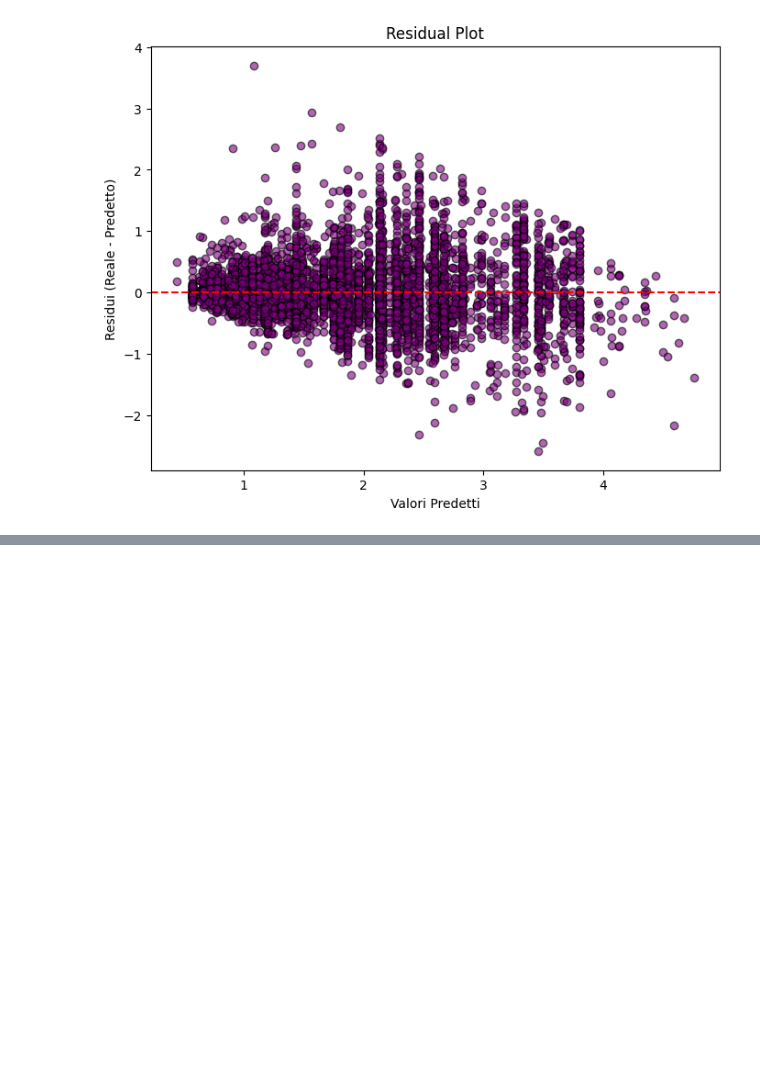
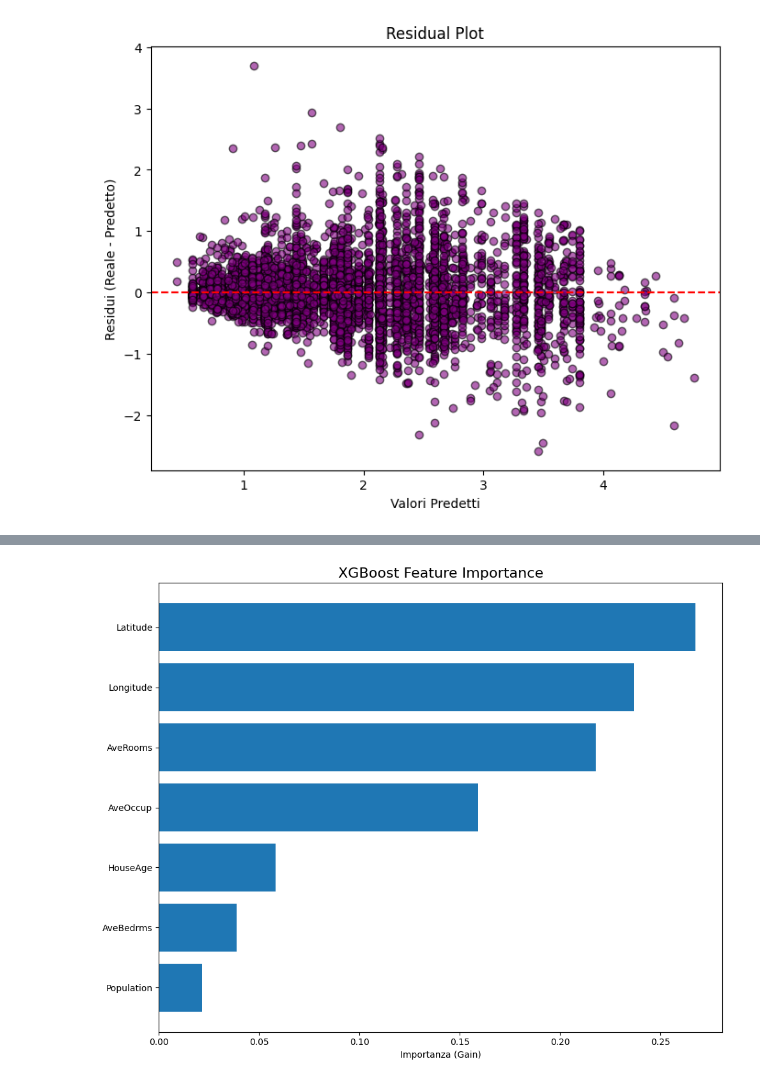
Before and after one commit to GiorgioDn/Scikit_Housing, a Jupyter notebook: DecisionTree_regression.ipynb, the cells around one changed output, grey strips where cells are left out. Cells and saved outputs as stored; diff of their text form; code cells hidden in the pictures; blank space fills up the shorter version.

```diff
--- a/DecisionTree_regression.ipynb
+++ b/DecisionTree_regression.ipynb
@@ -120,0 +163,28 @@ plt.show()
+# %%
+import matplotlib.pyplot as plt
+import numpy as np
+
+# Prendi il miglior modello XGBoost allenato
+model = best_xgb   # se hai usato GridSearchCV
+# model = xgb       # se hai usato un modello semplice
+
+# Importanza delle feature
+importance = model.feature_importances_
+
+# Nomi delle feature
+feature_names = X.columns
+
+# Ordine decrescente
+indices = np.argsort(importance)[::-1]
+
+plt.figure(figsize=(10, 8))
+plt.title("XGBoost Feature Importance", fontsize=16)
+plt.barh(range(len(indices)), importance[indices])
+plt.yticks(range(len(indices)), feature_names[indices])
+plt.gca().invert_yaxis()
+
+plt.xlabel("Importanza (Gain)")
+plt.tight_layout()
+plt.show()
+# %% [output]
+[figure, added]
```
Also changed, not shown: parts of 1 cell of this notebook, 1 other file.
